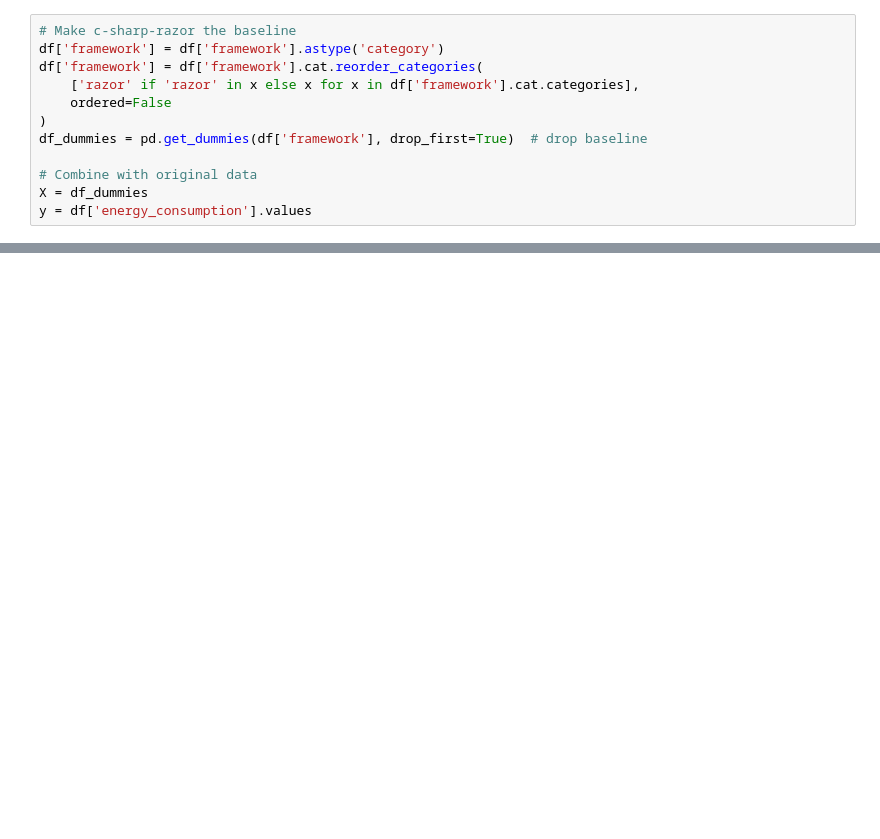
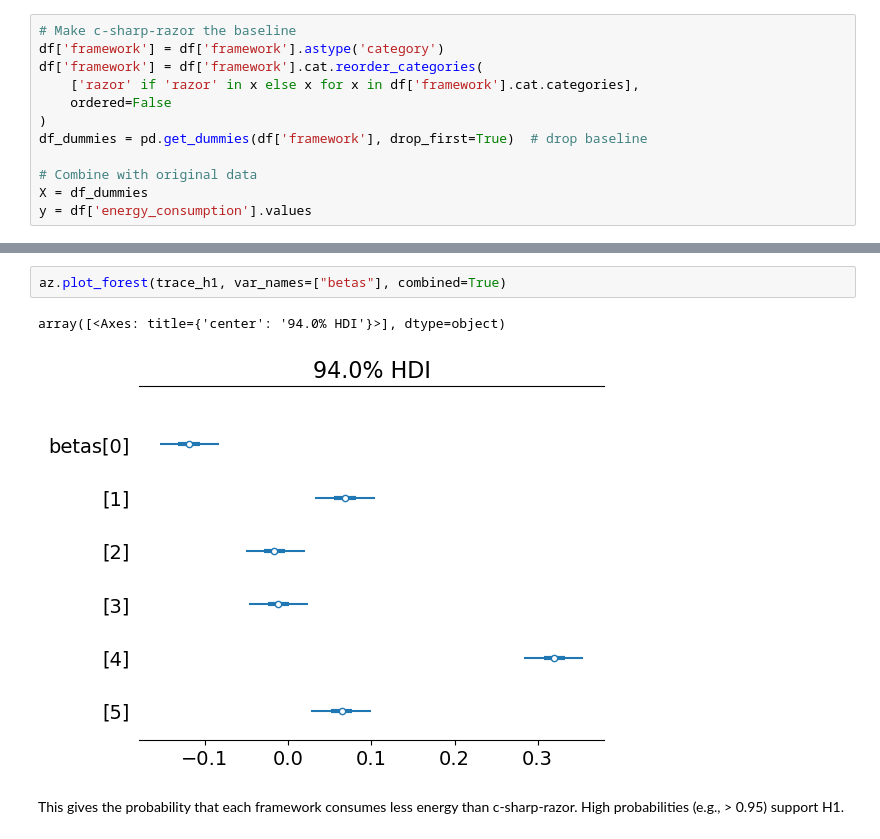
Before and after one commit to sanderengel/prpro_exam_2025, a Jupyter notebook: main-question.ipynb, the cells around one changed output, grey strips where cells are left out. Saved outputs shown, nothing was run; the diff lists cells and outputs as text; blank space fills up the shorter version.

```diff
--- a/main-question.ipynb
+++ b/main-question.ipynb
@@ -189,0 +199,7 @@ CausalGraphicalModel(
+# %%
+az.plot_forest(trace_h1, var_names=["betas"], combined=True)
+# %% [output]
+array([<Axes: title={'center': '94.0% HDI'}>], dtype=object)
+[figure, added]
+# %% [markdown]
+This gives the probability that each framework consumes less energy than c-sharp-razor. High probabilities (e.g., > 0.95) support H1.
```
Also changed, not shown: parts of 7 cells of this notebook.
